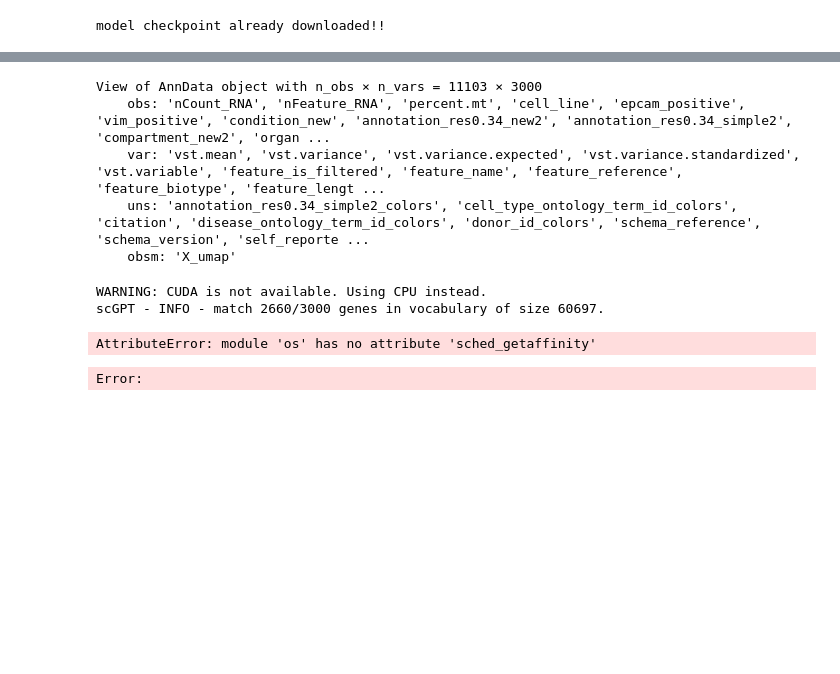
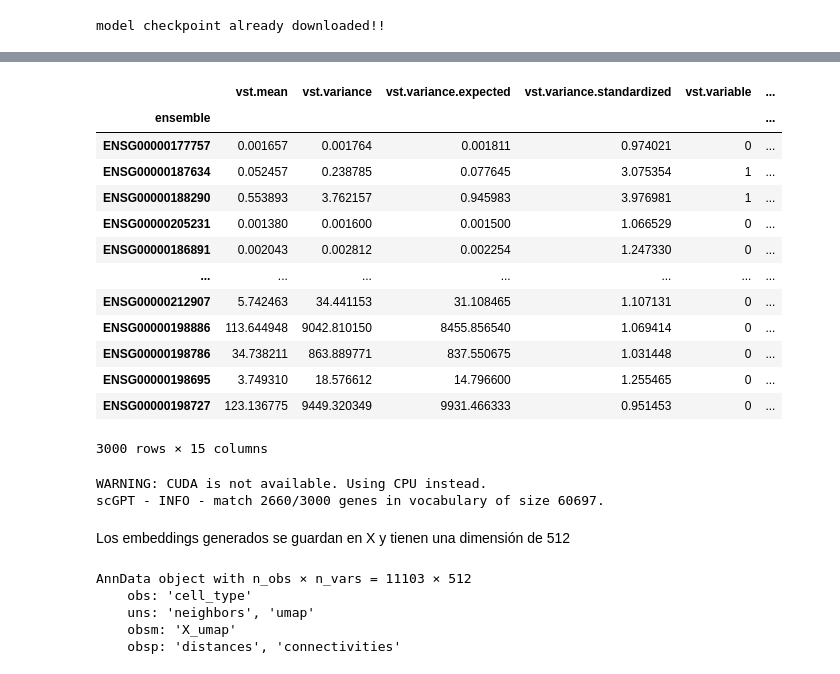
Before and after one commit to Doblado3/Transformers-Architecture-in-Bioinformatics, a Jupyter notebook: Experimentacion/quickStart.ipynb, the cells around one changed output, grey strips where cells are left out. Saved outputs shown, nothing was run; the diff lists cells and outputs as text; code cells hidden in the pictures; blank space fills up the shorter version.

```diff
--- a/Experimentacion/quickStart.ipynb
+++ b/Experimentacion/quickStart.ipynb
@@ -50,17 +48,26 @@ OMP: Info #276: omp_set_nested routine deprecated, please use omp_set_max_active
 # %%
-adata_hvg
+adata_hvg.var
 # %% [output]
+|  | vst.mean | vst.variance | vst.variance.expected | vst.variance.standardized | vst.variable | ... |
+| ensemble |  |  |  |  |  | ... |
+| ENSG00000177757 | 0.001657 | 0.001764 | 0.001811 | 0.974021 | 0 | ... |
+| ENSG00000187634 | 0.052457 | 0.238785 | 0.077645 | 3.075354 | 1 | ... |
+| ENSG00000188290 | 0.553893 | 3.762157 | 0.945983 | 3.976981 | 1 | ... |
+| ENSG00000205231 | 0.001380 | 0.001600 | 0.001500 | 1.066529 | 0 | ... |
+| ENSG00000186891 | 0.002043 | 0.002812 | 0.002254 | 1.247330 | 0 | ... |
+| ... | ... | ... | ... | ... | ... | ... |
+| ENSG00000212907 | 5.742463 | 34.441153 | 31.108465 | 1.107131 | 0 | ... |
+| ENSG00000198886 | 113.644948 | 9042.810150 | 8455.856540 | 1.069414 | 0 | ... |
+| ENSG00000198786 | 34.738211 | 863.889771 | 837.550675 | 1.031448 | 0 | ... |
+| ENSG00000198695 | 3.749310 | 18.576612 | 14.796600 | 1.255465 | 0 | ... |
+| ENSG00000198727 | 123.136775 | 9449.320349 | 9931.466333 | 0.951453 | 0 | ... |
-View of AnnData object with n_obs × n_vars = 11103 × 3000
-    obs: 'nCount_RNA', 'nFeature_RNA', 'percent.mt', 'cell_line', 'epcam_positive', 'vim_positive', 'condition_new', 'annotation_res0.34_new2', 'annotation_res0.34_simple2', 'compartment_new2', 'organ ...
-    var: 'vst.mean', 'vst.variance', 'vst.variance.expected', 'vst.variance.standardized', 'vst.variable', 'feature_is_filtered', 'feature_name', 'feature_reference', 'feature_biotype', 'feature_lengt ...
-    uns: 'annotation_res0.34_simple2_colors', 'cell_type_ontology_term_id_colors', 'citation', 'disease_ontology_term_id_colors', 'donor_id_colors', 'schema_reference', 'schema_version', 'self_reporte ...
-    obsm: 'X_umap'
+3000 rows × 15 columns
 # %%
 #warnings.simplefilter("ignore", ResourceWarning)
 
 
 
-model_dir = Path("/Users/doblado/Transformers-Architecture-in-Bioinformatics/Experimentacion/save/scGPT_human")
+model_dir = Path("/home/pablo/git/Transformers-Architecture-in-Bioinformatics/Experimentacion/save/scGPT_human")
 
 
 
@@ -73,17 +80,23 @@ ref_embed_adata = scg.tasks.embed_data(
     gene_col=gene_col,
     obs_to_save=cell_type_key,  # optional arg, only for saving metainfo
     batch_size=64,
-    use_fast_transformer=False,
     return_new_adata=True,
 )
 # %% [output]
 WARNING: CUDA is not available. Using CPU instead.
 scGPT - INFO - match 2660/3000 genes in vocabulary of size 60697.
-AttributeError: module 'os' has no attribute 'sched_getaffinity'
+# %% [markdown]
+Los embeddings generados se guardan en X y tienen una dimensión de 512
 # %%
 ref_embed_adata.X.shape
+
+ref_embed_adata
 # %% [output]
-Error:
+AnnData object with n_obs × n_vars = 11103 × 512
+    obs: 'cell_type'
+    uns: 'neighbors', 'umap'
+    obsm: 'X_umap'
+    obsp: 'distances', 'connectivities'
 # %%
 sc.pp.neighbors(ref_embed_adata, use_rep="X")
 sc.tl.umap(ref_embed_adata)
```
Also changed, not shown: parts of 12 cells of this notebook, 2 other files.
